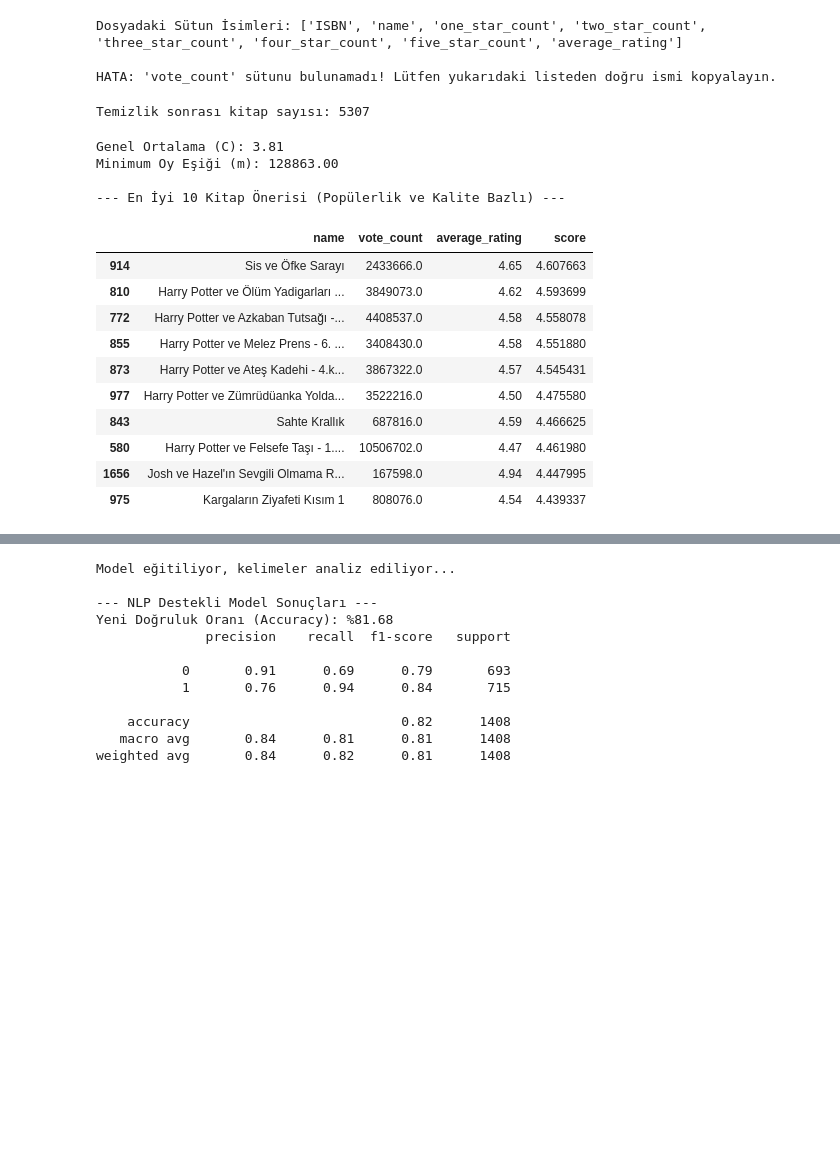
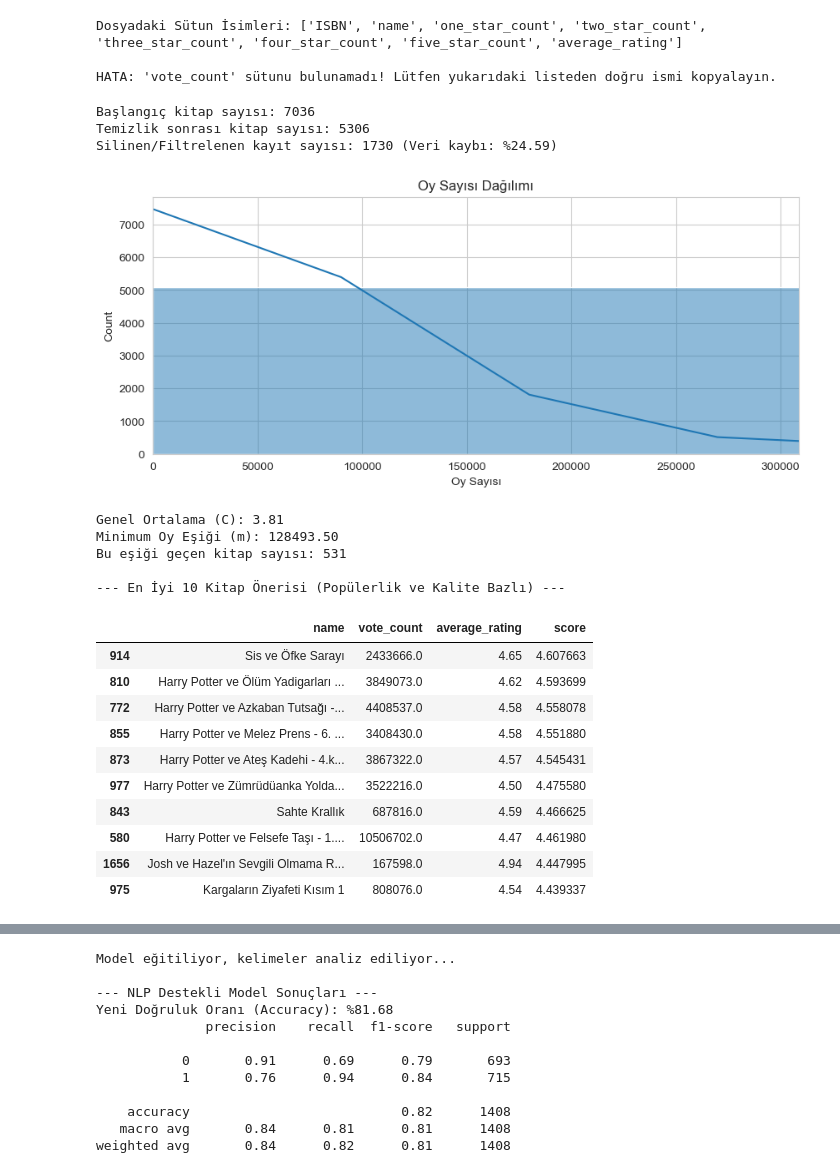
Before and after one commit to ilydozttrk/MakineOgrenmesiProjesi, a Jupyter notebook: MakineOgrenmesiProjesi.ipynb, the cells around one changed output, grey strips where cells are left out. Drawn from its saved outputs; the diff is of its cells as text; code cells hidden in the pictures; blank space fills up the shorter version.

```diff
--- a/MakineOgrenmesiProjesi.ipynb
+++ b/MakineOgrenmesiProjesi.ipynb
@@ -86,6 +90,11 @@ Dosyadaki Sütun İsimleri: ['ISBN', 'name', 'one_star_count', 'two_star_count',
 HATA: 'vote_count' sütunu bulunamadı! Lütfen yukarıdaki listeden doğru ismi kopyalayın.
 # %%
 # 1. Kitap Verisi Temizliği
+
+# Veri setinin ilk halindeki kitap sayısı
+initial_count = len(books_df)
+print(f"Başlangıç kitap sayısı: {initial_count}")
+
 # Yıldız sayılarını (NaN varsa 0 ile doldurup) toplayarak toplam oy sayısını bulalım
 vote_cols = ['one_star_count', 'two_star_count', 'three_star_count', 'four_star_count', 'five_star_count']
 books_df[vote_cols] = books_df[vote_cols].fillna(0)
@@ -93,44 +102,69 @@ books_df[vote_cols] = books_df[vote_cols].fillna(0)
 # Toplam oy sayısı sütunu oluşturma
 books_df['vote_count'] = books_df[vote_cols].sum(axis=1)
 
-# Hatalı verileri temizleme (Puanı 5'ten büyük olanları çıkaralım)
-books_df = books_df[books_df['average_rating'] <= 5]
+# Puanı 5'ten büyük olanlar veya negatif olanlar hatalıdır
+books_df = books_df[(books_df['average_rating'] <= 5) & (books_df['average_rating'] >= 0)]
 
 # Hiç oy almamış kitapları filtreleyelim
 books_df = books_df[books_df['vote_count'] > 0]
 
-print(f"Temizlik sonrası kitap sayısı: {len(books_df)}")
+# Aynı kitap adı ve yazara sahip kopya kayıtları kaldıralım
+books_df = books_df.drop_duplicates(subset=['name', 'ISBN']) # Kitap adı ve ISBN aynıysa kopyadır
+
+
+#temizlik raporu
+final_count = len(books_df)
+deleted_count = initial_count - final_count
+print(f"Temizlik sonrası kitap sayısı: {final_count}")
+print(f"Silinen/Filtrelenen kayıt sayısı: {deleted_count} (Veri kaybı: %{deleted_count/initial_count*100:.2f})")
 # %% [output]
-Temizlik sonrası kitap sayısı: 5307
+Başlangıç kitap sayısı: 7036
+Temizlik sonrası kitap sayısı: 5306
+Silinen/Filtrelenen kayıt sayısı: 1730 (Veri kaybı: %24.59)
 # %%
+import matplotlib.pyplot as plt
+import seaborn as sns
+
 # C: Tüm kitapların ortalama puanı
 C = books_df['average_rating'].mean()
+
+# --- m: Minimum oy eşiği belirleme ---
+# Neden 0.90 seçtiğimizi görselleştirelim
+plt.figure(figsize=(10, 4))
+sns.histplot(books_df['vote_count'], bins=50, kde=True)
+plt.title('Oy Sayısı Dağılımı')
+plt.xlabel('Oy Sayısı')
+plt.xlim(0, books_df['vote_count'].quantile(0.95)) # Aşırı uç değerleri grafikte keselim
+plt.show()
 
 # m: Listeye girmek için gereken minimum oy (En çok oy alan %10'luk dilim)
 m = books_df['vote_count'].quantile(0.90)
 
 print(f"Genel Ortalama (C): {C:.2f}")
 print(f"Minimum Oy Eşiği (m): {m:.2f}")
+print(f"Bu eşiği geçen kitap sayısı: {len(books_df[books_df['vote_count'] >= m])}")
 
 # Fonksiyon: Ağırlıklı Puanı Hesapla
-def weighted_rating(x, m=m, C=C):
-    v = x['vote_count']
-    R = x['average_rating']
-    return (v/(v+m) * R) + (m/(v+m) * C)
+def weighted_rating_vectorized(df, m=m, C=C):
+    v = df['vote_count']
+    R = df['average_rating']
+    return (v / (v + m) * R) + (m / (v + m) * C)
 
-# Öneri listesini oluştur
+# Öneri listesini oluştur ve skoru hesapla
 recommended_books = books_df.copy().loc[books_df['vote_count'] >= m]
 recommended_books['score'] = recommended_books.apply(weighted_rating, axis=1)
 
 # Skora göre sırala
 recommended_books = recommended_books.sort_values('score', ascending=False)
 
 # En iyi 10 Kitabı Göster
 print("\n--- En İyi 10 Kitap Önerisi (Popülerlik ve Kalite Bazlı) ---")
 display(recommended_books[['name', 'vote_count', 'average_rating', 'score']].head(10))
 # %% [output]
+[figure, added]
 Genel Ortalama (C): 3.81
-Minimum Oy Eşiği (m): 128863.00
+Minimum Oy Eşiği (m): 128493.50
+Bu eşiği geçen kitap sayısı: 531
 
 --- En İyi 10 Kitap Önerisi (Popülerlik ve Kalite Bazlı) ---
 |  | name | vote_count | average_rating | score |
```
Also changed, not shown: parts of 8 cells of this notebook.
